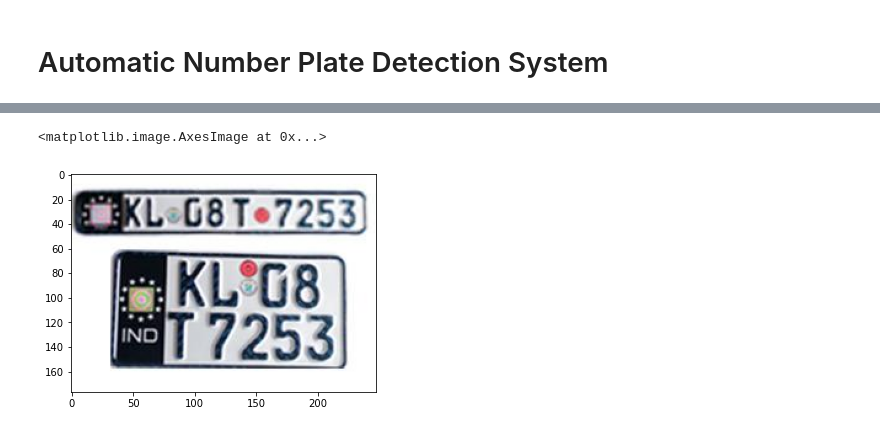
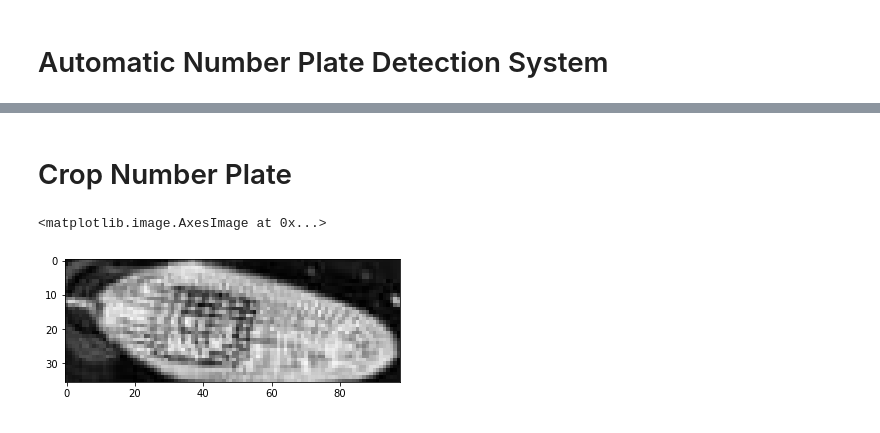
Before and after one commit to Ranakarmakar/Number-Plate-Recognition, a Jupyter notebook: Number_Plate_Recognition.ipynb, the cells around one changed output, grey strips where cells are left out. Saved outputs shown, nothing was run; the diff lists cells and outputs as text; code cells hidden in the pictures.

```diff
--- a/Number_Plate_Recognition.ipynb
+++ b/Number_Plate_Recognition.ipynb
@@ -72,0 +24,3 @@ image = cv2.imread("./data/VOC2007/JPEGImages/car_100.jpg")
+# %%
+img = cv2.imread('./data/VOC2007/JPEGImages/car_87.jpg')
+plt.imshow(cv2.cvtColor(img, cv2.COLOR_BGR2RGB))
@@ -72,0 +30,8 @@ image = cv2.imread("./data/VOC2007/JPEGImages/car_100.jpg")
+# %%
+gray = cv2.cvtColor(img, cv2.COLOR_BGR2GRAY)
+
+f, (ax1, ax2) = plt.subplots(1, 2, figsize=(20,13))
+ax1.imshow(cv2.cvtColor(img, cv2.COLOR_BGR2RGB))
+ax1.set_title('Original Image', fontsize=20)
+ax2.imshow(cv2.cvtColor(gray, cv2.COLOR_BGR2RGB))
+ax2.set_title('Gray Image', fontsize=20)
@@ -72,0 +70,4 @@ image = cv2.imread("./data/VOC2007/JPEGImages/car_100.jpg")
+# %%
+mask = np.zeros(gray.shape, np.uint8)
+new_image = cv2.drawContours(mask, [location], 0,255, -1)
+new_image = cv2.bitwise_and(img, img, mask=mask)
@@ -73,5 +85,12 @@ image = cv2.imread("./data/VOC2007/JPEGImages/car_100.jpg")
+# %% [markdown]
+# Crop Number Plate
+# %%
+(x,y) = np.where(mask==255)
+(x1, y1) = (np.min(x), np.min(y))
+(x2, y2) = (np.max(x), np.max(y))
+cropped_image = gray[x1:x2+1, y1:y2+1]
 # %%
-plt.imshow(cv2.cvtColor(image, cv2.COLOR_BGR2RGB))
+plt.imshow(cv2.cvtColor(cropped_image, cv2.COLOR_BGR2RGB))
 # %% [output]
 <matplotlib.image.AxesImage at 0x...>
-[figure, old version]
+[figure, new version]
```
Also changed, not shown: parts of 30 cells of this notebook, 1 other file.
